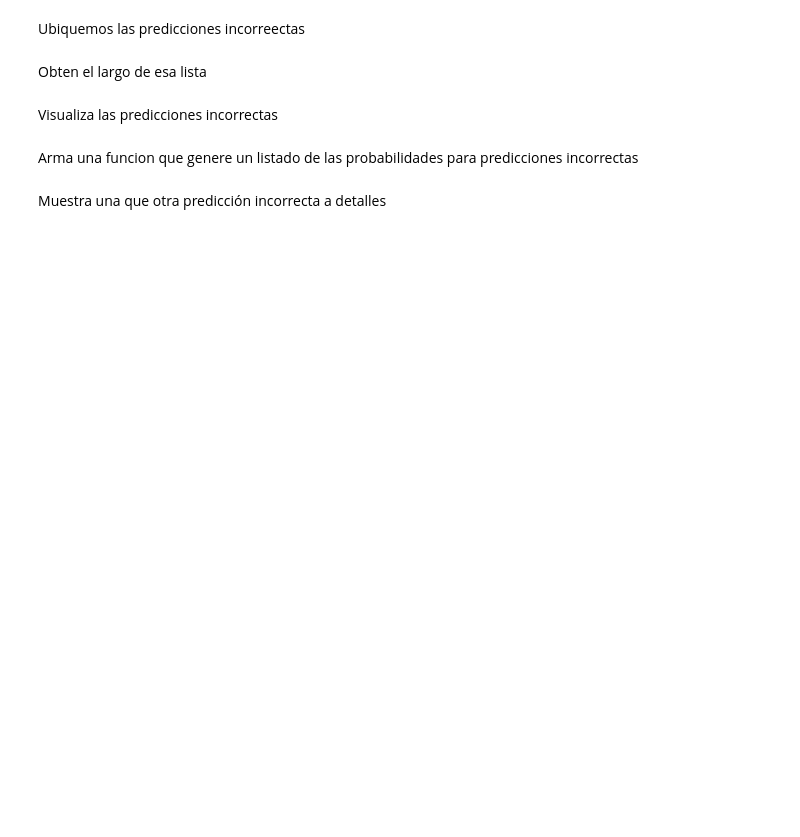
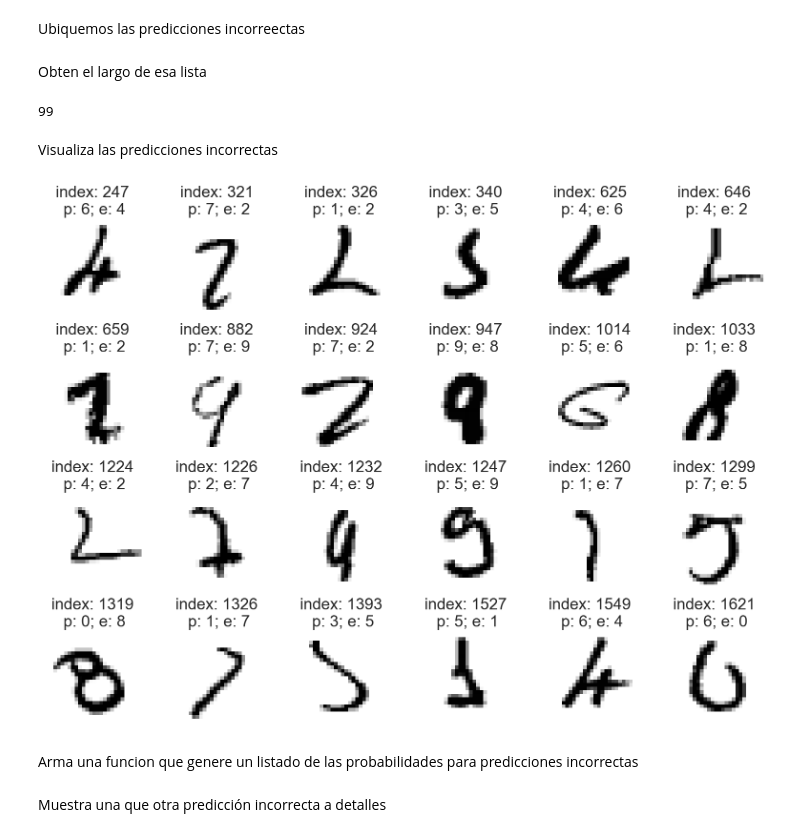
Before and after one commit to abrahajam/BIG-DATA-E-IA, a Jupyter notebook: otro/14.-_Aprendizaje_Profundo.ipynb, the cells around one changed output. Saved outputs shown, nothing was run; the diff lists cells and outputs as text; code cells hidden in the pictures; blank space fills up the shorter version.

```diff
--- a/otro/14.-_Aprendizaje_Profundo.ipynb
+++ b/otro/14.-_Aprendizaje_Profundo.ipynb
@@ -288,2 +449,5 @@ checa que dice el primer elemento de ytest
 # %% [markdown]
 Y ahora que dice el primer elemento del modelo
+# %%
+for index, probability in enumerate(predicciones[0]):
+    print(f'{index}: {probability:.10%}')
@@ -290,8 +465,35 @@ Y ahora que dice el primer elemento del modelo
 # %% [markdown]
 Ubiquemos las predicciones incorreectas
+# %%
+images = X_test.reshape((10000,28,28))
+# %%
+incorrect_predictions=[]
+# %%
+for i,(p,e)in enumerate(zip(predicciones, y_test)):
+    predicted, expected = np.argmax(p), np.argmax(e)
+
+    if predicted != expected:
+        incorrect_predictions.append((i, images[i], predicted, expected))
 # %% [markdown]
 Obten el largo de esa lista
+# %%
+len(incorrect_predictions)
+# %% [output]
+99
 # %% [markdown]
 Visualiza las predicciones incorrectas
+# %%
+figure, axes = plt.subplots(nrows=4, ncols=6, figsize=(16,12))
+
+for axes, item in zip(axes.ravel(), incorrect_predictions):
+    index,image,predicted, expected = item
+    axes.imshow(image, cmap= plt.cm.gray_r)
+    axes.set_xticks([])
+    axes.set_yticks([])
+    axes.set_title(f'index: {index}\n p: {predicted}; e: {expected}')
+plt.tight_layout()
+#plt.show()
+# %% [output]
+[figure, added]
 # %% [markdown]
 Arma una funcion que genere un listado de las probabilidades para predicciones incorrectas
```
Also changed, not shown: parts of 93 cells of this notebook, 1 other file.
